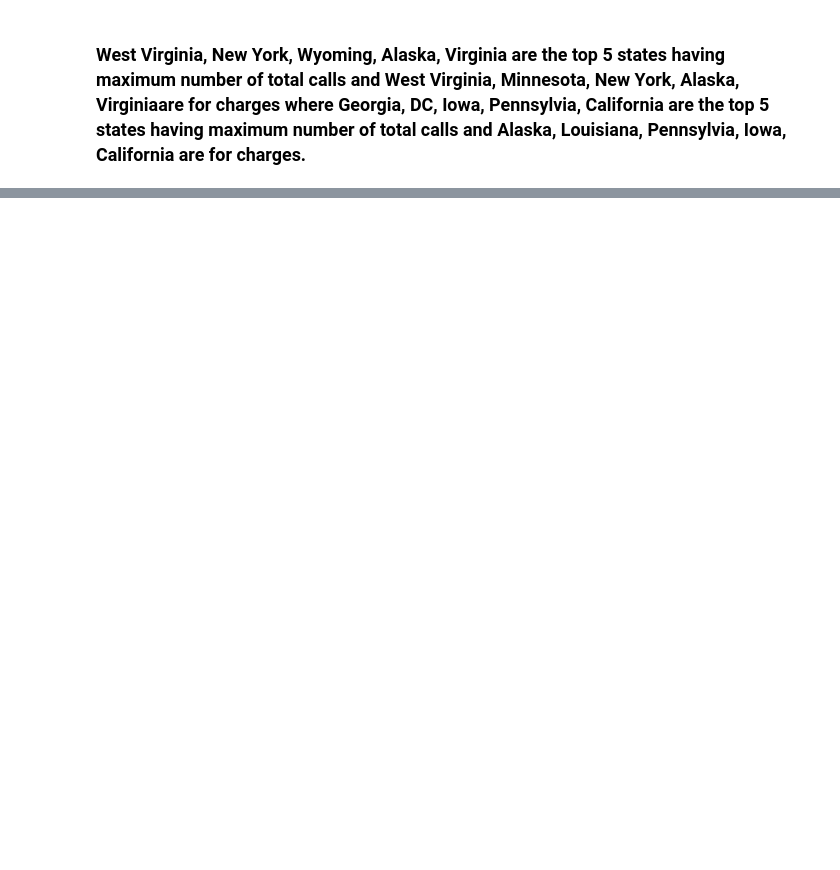
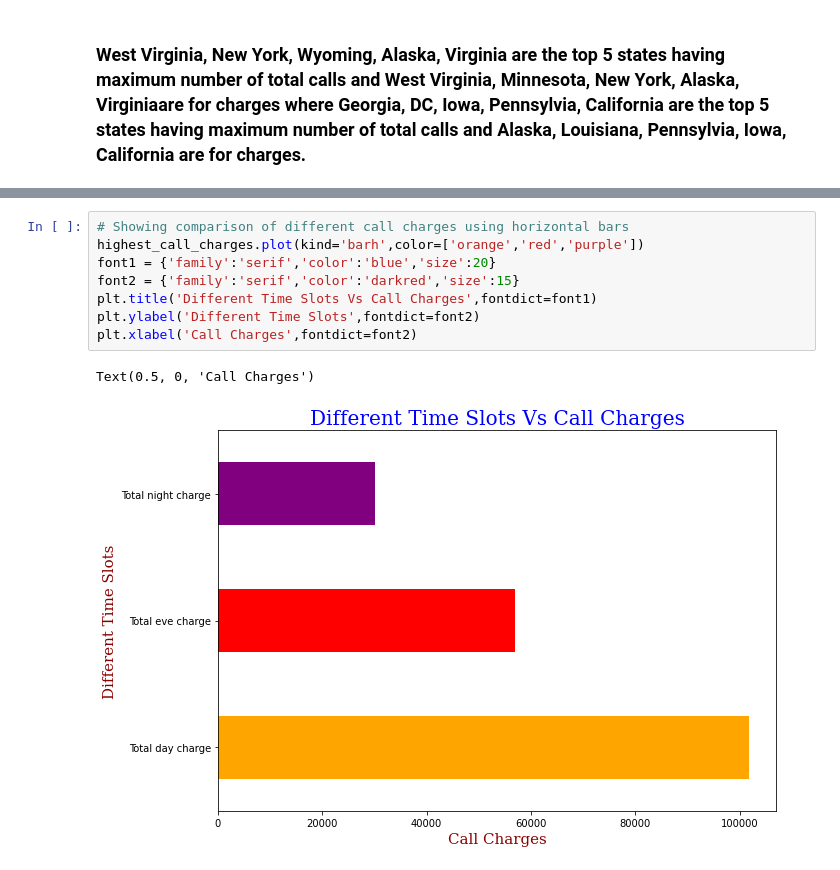
Before and after one commit to Gauravgade3/Telecom-Churn-Analysis, a Jupyter notebook: Telecom_Churn_Analysis_.ipynb, the cells around one changed output, grey strips where cells are left out. Drawn from its saved outputs; the diff is of its cells as text; blank space fills up the shorter version.

```diff
--- a/Telecom_Churn_Analysis_.ipynb
+++ b/Telecom_Churn_Analysis_.ipynb
@@ -626,0 +658,11 @@ plt.subplots_adjust(left=0.1, bottom=0.1, right=0.9, top=0.9, wspace=0.4, hspace
+# %%
+# Showing comparison of different call charges using horizontal bars
+highest_call_charges.plot(kind='barh',color=['orange','red','purple'])
+font1 = {'family':'serif','color':'blue','size':20}
+font2 = {'family':'serif','color':'darkred','size':15}
+plt.title('Different Time Slots Vs Call Charges',fontdict=font1)
+plt.ylabel('Different Time Slots',fontdict=font2)
+plt.xlabel('Call Charges',fontdict=font2)
+# %% [output]
+Text(0.5, 0, 'Call Charges')
+[figure, added]
```
Also changed, not shown: parts of 19 cells of this notebook.
